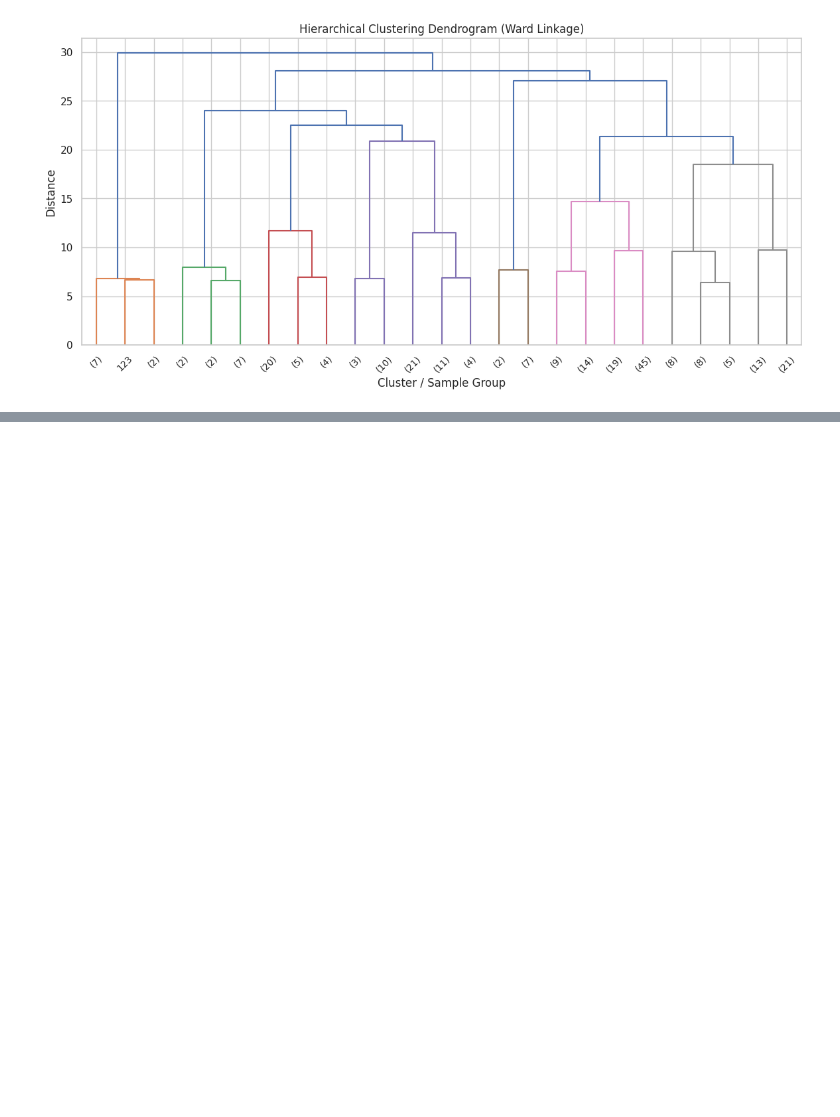
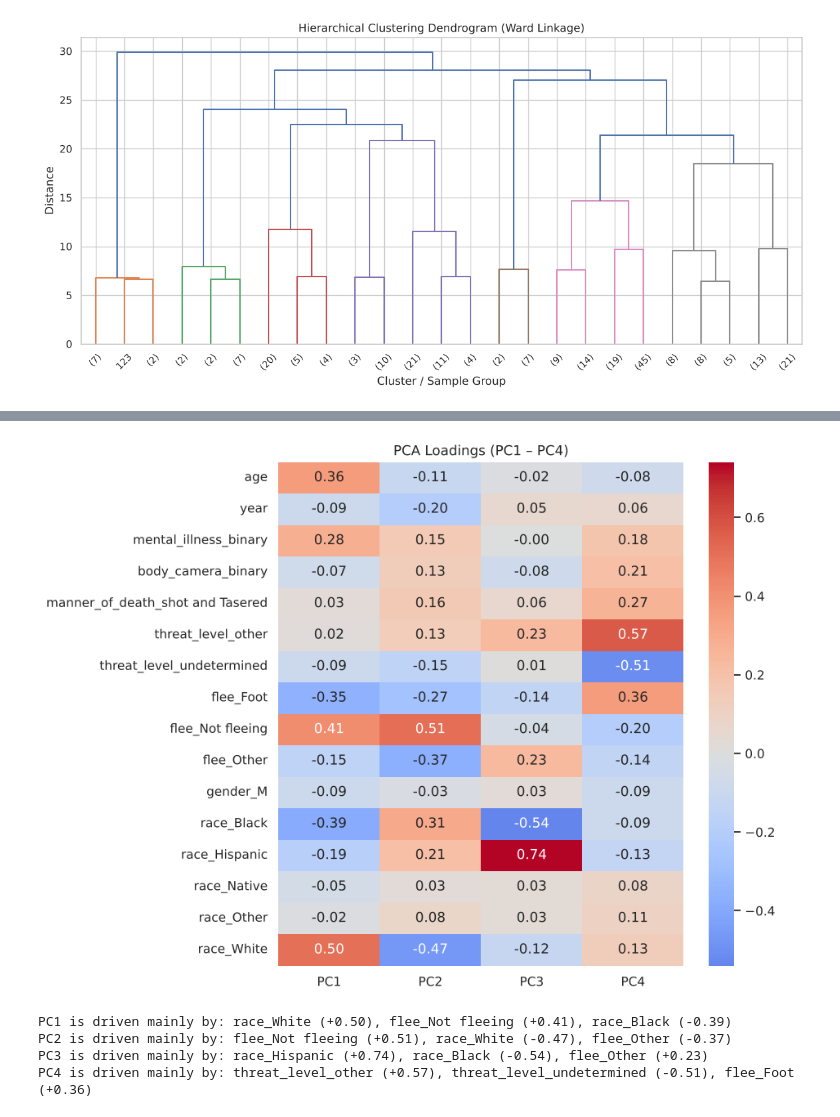
Before and after one commit to Ruchika0912/BCSE331L-EDA-Course-Project, a Jupyter notebook: EDA_Project_Ruchika_Tuteja.ipynb, the cells around one changed output, grey strips where cells are left out. Drawn from its saved outputs; the diff is of its cells as text; code cells hidden in the pictures; blank space fills up the shorter version.

```diff
--- a/EDA_Project_Ruchika_Tuteja.ipynb
+++ b/EDA_Project_Ruchika_Tuteja.ipynb
@@ -534,0 +572,22 @@ The project demonstrates a complete EDA workflow on the assigned shootings datas
+# %%
+# 16.2 Fit PCA with all components and inspect the explained variance
+pca_full = PCA(random_state=42)
+pca_full.fit(X_pca_scaled)
+
+evr = pca_full.explained_variance_ratio_
+cum_evr = np.cumsum(evr)
+
+variance_table = pd.DataFrame({
+    "Component": [f"PC{i+1}" for i in range(len(evr))],
+    "Eigenvalue": pca_full.explained_variance_.round(3),
+    "Explained Variance (%)": (evr * 100).round(2),
+    "Cumulative Variance (%)": (cum_evr * 100).round(2),
+})
+display(variance_table)
+
+n80 = int(np.argmax(cum_evr >= 0.80) + 1)
+n90 = int(np.argmax(cum_evr >= 0.90) + 1)
+n_kaiser = int((pca_full.explained_variance_ > 1).sum())
+print(f"Components needed for 80% variance: {n80}")
+print(f"Components needed for 90% variance: {n90}")
+print(f"Components with eigenvalue > 1 (Kaiser rule): {n_kaiser}")
@@ -534,0 +641,22 @@ The project demonstrates a complete EDA workflow on the assigned shootings datas
+# %%
+# 16.4 Loadings of the first four principal components
+loadings = pd.DataFrame(
+    pca_full.components_[:4].T,
+    index=X_pca_features.columns,
+    columns=["PC1", "PC2", "PC3", "PC4"]
+)
+
+plt.figure(figsize=(8, 8))
+sns.heatmap(loadings, annot=True, fmt=".2f", cmap="coolwarm", center=0)
+plt.title("PCA Loadings (PC1 – PC4)")
+plt.show()
+
+for pc in ["PC1", "PC2", "PC3", "PC4"]:
+    top = loadings[pc].abs().sort_values(ascending=False).head(3).index
+    print(f"{pc} is driven mainly by:", ", ".join(f"{f} ({loadings.loc[f, pc]:+.2f})" for f in top))
+# %% [output]
+[figure, added]
+PC1 is driven mainly by: race_White (+0.50), flee_Not fleeing (+0.41), race_Black (-0.39)
+PC2 is driven mainly by: flee_Not fleeing (+0.51), race_White (-0.47), flee_Other (-0.37)
+PC3 is driven mainly by: race_Hispanic (+0.74), race_Black (-0.54), flee_Other (+0.23)
+PC4 is driven mainly by: threat_level_other (+0.57), threat_level_undetermined (-0.51), flee_Foot (+0.36)
```
Also changed, not shown: parts of 31 cells of this notebook, 2 other files.
